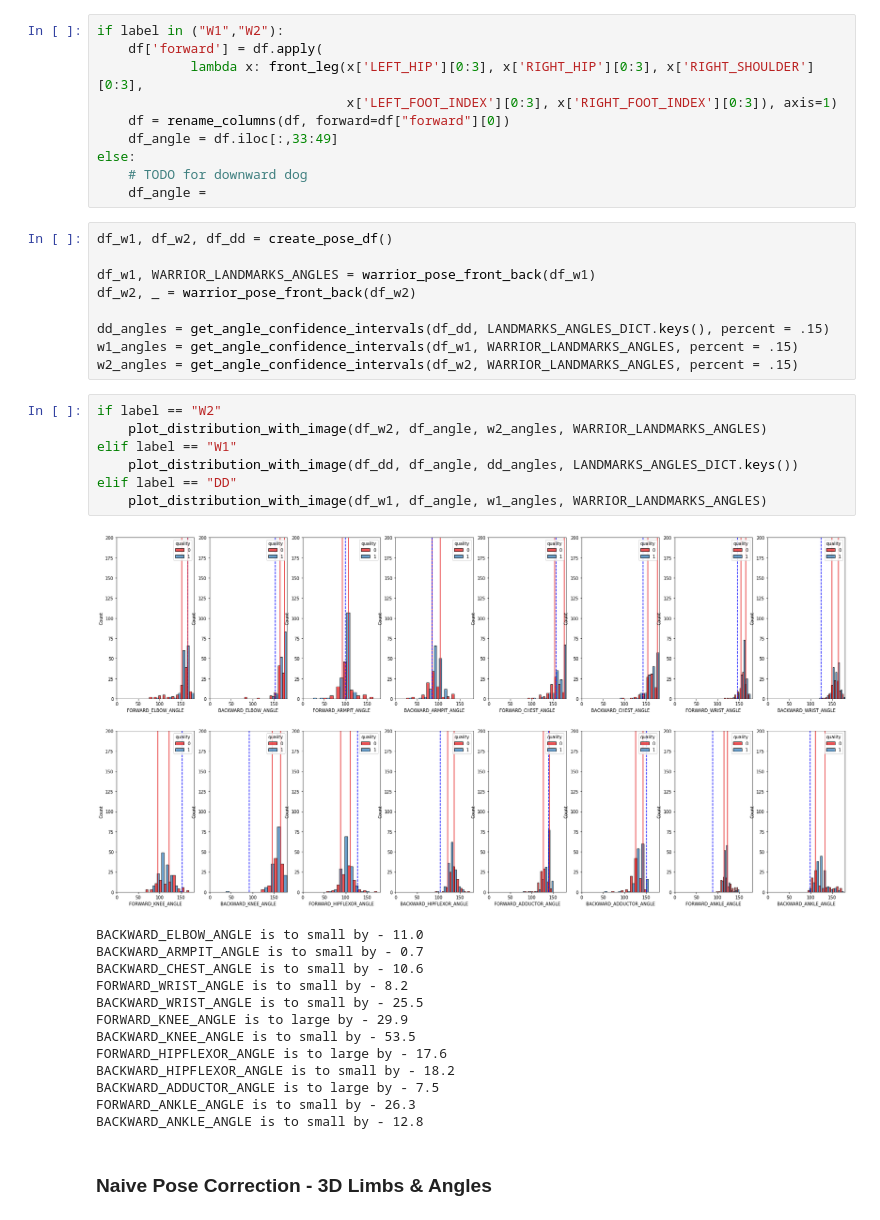
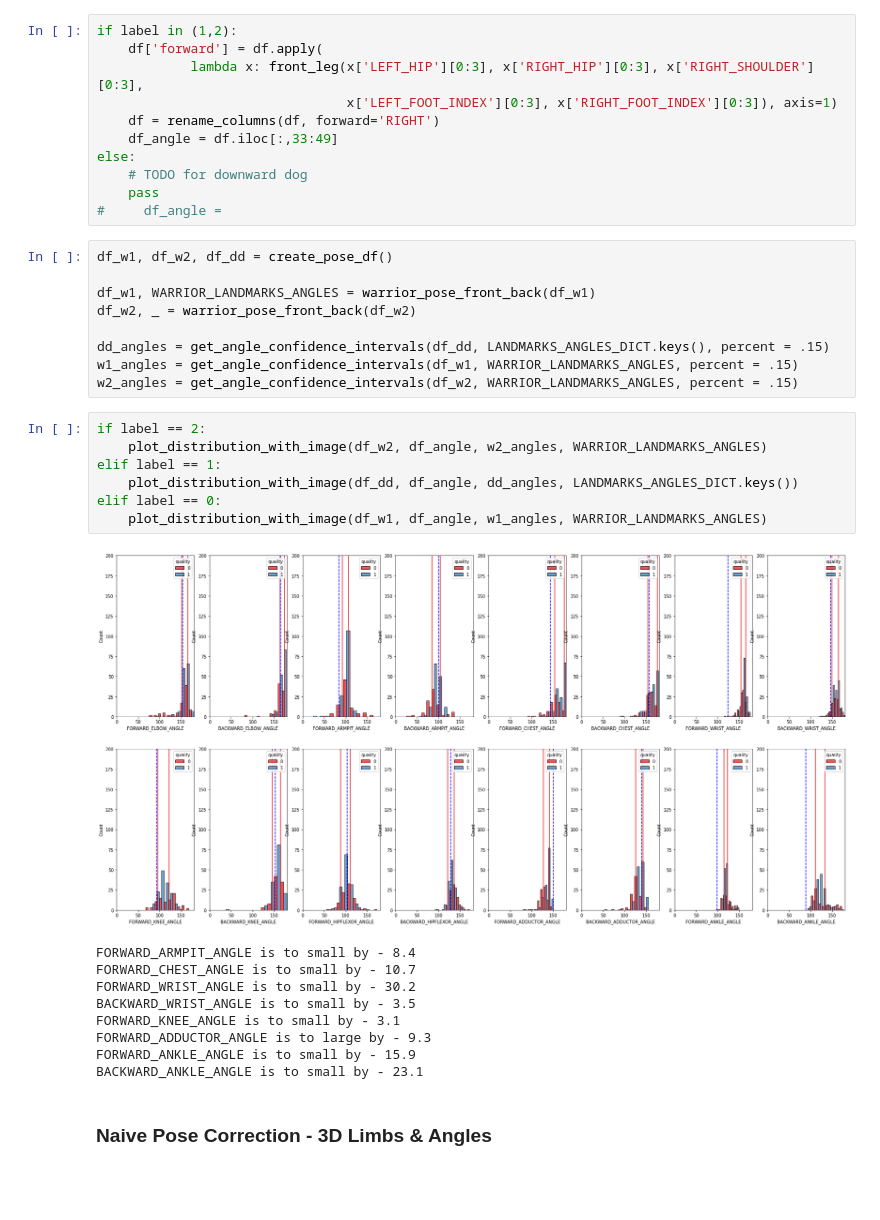
Before and after one commit to alec-flowers/visual_intelligence, a Jupyter notebook: notebooks/Pose Correction Pipeline.ipynb, the cells around one changed output. Drawn from its saved outputs; the diff is of its cells as text; blank space fills up the shorter version.

```diff
--- a/notebooks/Pose Correction Pipeline.ipynb
+++ b/notebooks/Pose Correction Pipeline.ipynb
@@ -62,15 +62,16 @@ Image Classified as : W2
 # %% [markdown]
 ### Naive Pose Correction - Angles
 # %%
-if label in ("W1","W2"):
+if label in (1,2):
     df['forward'] = df.apply(
             lambda x: front_leg(x['LEFT_HIP'][0:3], x['RIGHT_HIP'][0:3], x['RIGHT_SHOULDER'][0:3],
                                 x['LEFT_FOOT_INDEX'][0:3], x['RIGHT_FOOT_INDEX'][0:3]), axis=1)
-    df = rename_columns(df, forward=df["forward"][0])
+    df = rename_columns(df, forward='RIGHT')
     df_angle = df.iloc[:,33:49]
 else:
     # TODO for downward dog
-    df_angle =
+    pass
+#     df_angle =
 # %%
 df_w1, df_w2, df_dd = create_pose_df()
 
@@ -81,26 +82,22 @@ dd_angles = get_angle_confidence_intervals(df_dd, LANDMARKS_ANGLES_DICT.keys(),
 w1_angles = get_angle_confidence_intervals(df_w1, WARRIOR_LANDMARKS_ANGLES, percent = .15)
 w2_angles = get_angle_confidence_intervals(df_w2, WARRIOR_LANDMARKS_ANGLES, percent = .15)
 # %%
-if label == "W2"
+if label == 2:
     plot_distribution_with_image(df_w2, df_angle, w2_angles, WARRIOR_LANDMARKS_ANGLES)
-elif label == "W1"
+elif label == 1:
     plot_distribution_with_image(df_dd, df_angle, dd_angles, LANDMARKS_ANGLES_DICT.keys())
-elif label == "DD"
+elif label == 0:
     plot_distribution_with_image(df_w1, df_angle, w1_angles, WARRIOR_LANDMARKS_ANGLES)
 # %% [output]
-[figure, old version]
+[figure, new version]
-BACKWARD_ELBOW_ANGLE is to small by - 11.0
-BACKWARD_ARMPIT_ANGLE is to small by - 0.7
-BACKWARD_CHEST_ANGLE is to small by - 10.6
-FORWARD_WRIST_ANGLE is to small by - 8.2
-BACKWARD_WRIST_ANGLE is to small by - 25.5
-FORWARD_KNEE_ANGLE is to large by - 29.9
-BACKWARD_KNEE_ANGLE is to small by - 53.5
-FORWARD_HIPFLEXOR_ANGLE is to large by - 17.6
-BACKWARD_HIPFLEXOR_ANGLE is to small by - 18.2
-BACKWARD_ADDUCTOR_ANGLE is to large by - 7.5
-FORWARD_ANKLE_ANGLE is to small by - 26.3
-BACKWARD_ANKLE_ANGLE is to small by - 12.8
+FORWARD_ARMPIT_ANGLE is to small by - 8.4
+FORWARD_CHEST_ANGLE is to small by - 10.7
+FORWARD_WRIST_ANGLE is to small by - 30.2
+BACKWARD_WRIST_ANGLE is to small by - 3.5
+FORWARD_KNEE_ANGLE is to small by - 3.1
+FORWARD_ADDUCTOR_ANGLE is to large by - 9.3
+FORWARD_ANKLE_ANGLE is to small by - 15.9
+BACKWARD_ANKLE_ANGLE is to small by - 23.1
 # %% [markdown]
 ### Naive Pose Correction - 3D Limbs & Angles
 # %%
```
Also changed, not shown: parts of 1 cell of this notebook.
